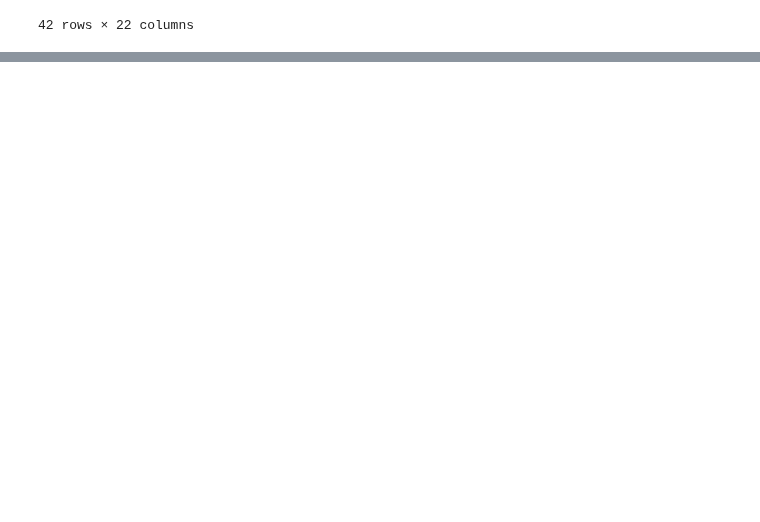
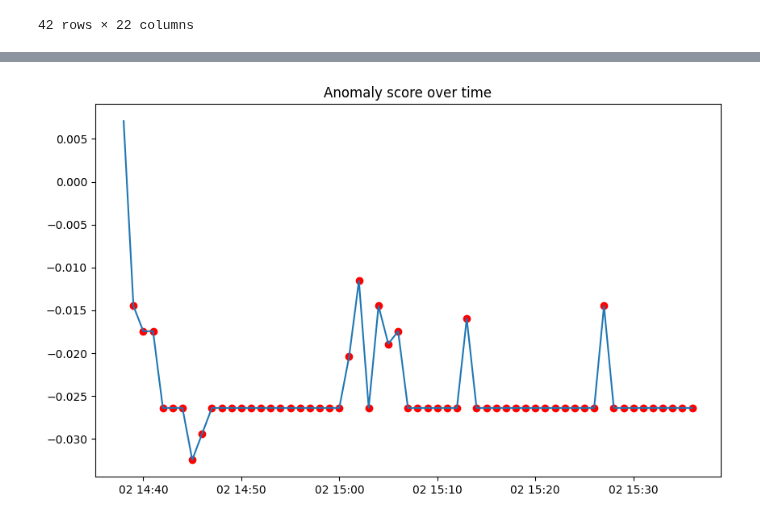
Before and after one commit to JakubTehlar/stratosphere_ml_challenge, a Jupyter notebook: analysis.ipynb, the cells around one changed output, grey strips where cells are left out. Drawn from its saved outputs; the diff is of its cells as text; code cells hidden in the pictures; blank space fills up the shorter version.

```diff
--- a/analysis.ipynb
+++ b/analysis.ipynb
@@ -497,0 +632,18 @@ short_sessions
+# %%
+bytes_window = conn_df.set_index("ts").resample("1min").agg({
+    "orig_bytes": "sum",  # total bytes sent by the source
+    "resp_bytes": "sum",  # total bytes sent by the destination
+})
+# %%
+# Merging all features into a single dataframe
+features_df = pd.concat([
+    conn_window,
+    dns_window,
+    freq_window,
+    bytes_window,
+], axis=1)
+
+features_df = features_df.fillna(0)
+# %%
+benign_features = features_df[features_df.index < start_time_unknown]
+unknown_features = features_df[features_df.index >= start_time_unknown]
@@ -497,0 +656,10 @@ short_sessions
+# %%
+from sklearn.ensemble import IsolationForest
+from sklearn.preprocessing import StandardScaler
+
+iso = IsolationForest(n_estimators=100, contamination=0.5, random_state=42)
+iso.fit(benign_features)
+anomaly_scores = iso.decision_function(unknown_features)
+anomalies = iso.predict(unknown_features)
+print("Anomalies in the unknown period:")
+unknown_features[anomalies == -1]
@@ -497,0 +686,8 @@ short_sessions
+# %%
+plt.figure(figsize=(10, 6))
+plt.plot(unknown_features.index, anomaly_scores, label="Anomaly Score")
+plt.scatter(unknown_features.index[anomalies == -1], anomaly_scores[anomalies == -1], color="red", label="Anomalies")
+plt.title("Anomaly score over time")
+plt.show()
+# %% [output]
+[figure, added]
```
Also changed, not shown: parts of 47 cells of this notebook.
